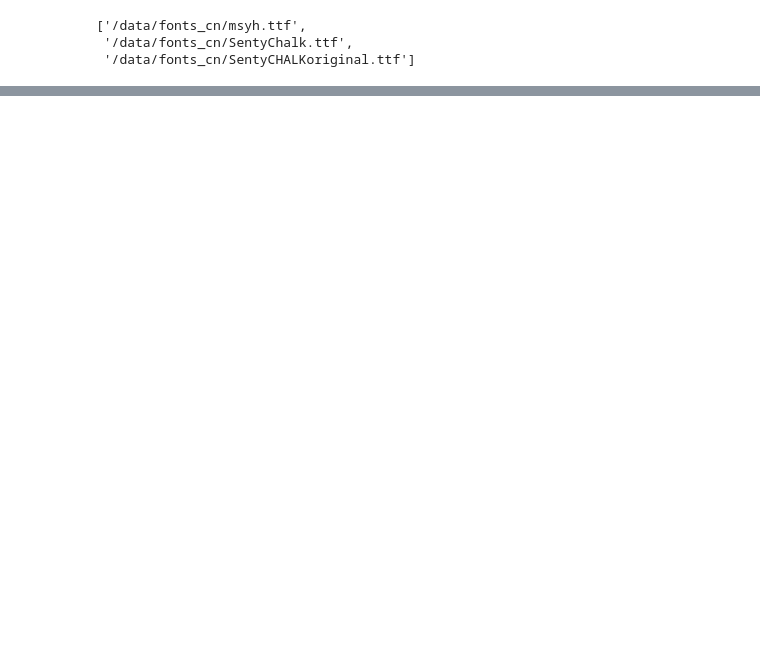
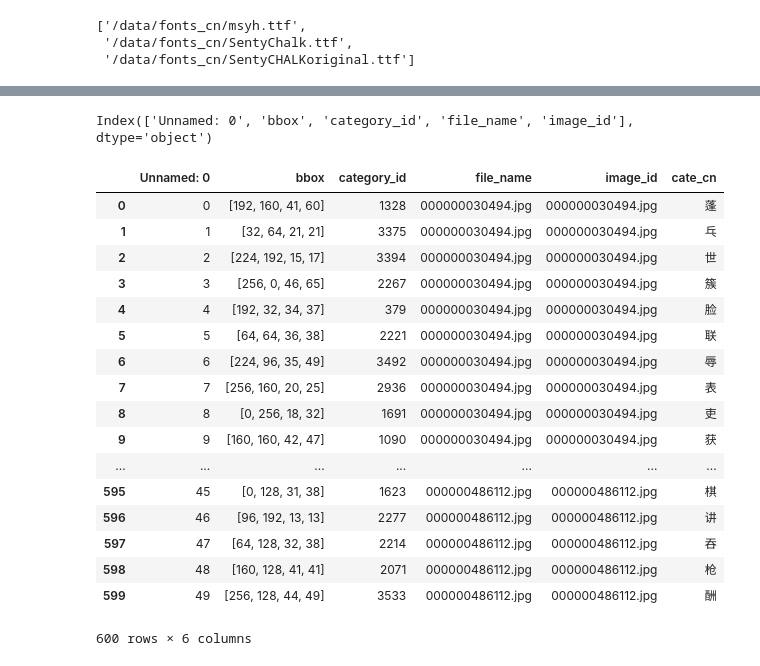
Before and after one commit to raynardj/obj_detection, a Jupyter notebook: text_img_aug.ipynb, the cells around one changed output, grey strips where cells are left out. Saved outputs shown, nothing was run; the diff lists cells and outputs as text; code cells hidden in the pictures; blank space fills up the shorter version.

```diff
--- a/text_img_aug.ipynb
+++ b/text_img_aug.ipynb
@@ -112,0 +248,29 @@ img.save('/Users/zhangxiaochen/Pictures/001_txt.jpg')
+# %%
+lbl = pd.read_csv("/data/forge/char_lbl_cn.csv")
+# %%
+lbl.columns
+# %% [output]
+Index(['Unnamed: 0', 'bbox', 'category_id', 'file_name', 'image_id'], dtype='object')
+# %%
+lbl["cate_cn"]=lbl["category_id"].apply(lambda x:IDX2CHARS_CN[x])
+# %%
+lbl
+# %% [output]
+|  | Unnamed: 0 | bbox | category_id | file_name | image_id | cate_cn |
+| 0 | 0 | [192, 160, 41, 60] | 1328 | 000000030494.jpg | 000000030494.jpg | 蓬 |
+| 1 | 1 | [32, 64, 21, 21] | 3375 | 000000030494.jpg | 000000030494.jpg | 乓 |
+| 2 | 2 | [224, 192, 15, 17] | 3394 | 000000030494.jpg | 000000030494.jpg | 世 |
+| 3 | 3 | [256, 0, 46, 65] | 2267 | 000000030494.jpg | 000000030494.jpg | 簇 |
+| 4 | 4 | [192, 32, 34, 37] | 379 | 000000030494.jpg | 000000030494.jpg | 脸 |
+| 5 | 5 | [64, 64, 36, 38] | 2221 | 000000030494.jpg | 000000030494.jpg | 联 |
+| 6 | 6 | [224, 96, 35, 49] | 3492 | 000000030494.jpg | 000000030494.jpg | 辱 |
+| 7 | 7 | [256, 160, 20, 25] | 2936 | 000000030494.jpg | 000000030494.jpg | 表 |
+| 8 | 8 | [0, 256, 18, 32] | 1691 | 000000030494.jpg | 000000030494.jpg | 吏 |
+| 9 | 9 | [160, 160, 42, 47] | 1090 | 000000030494.jpg | 000000030494.jpg | 获 |
+| ... | ... | ... | ... | ... | ... | ... |
+| 595 | 45 | [0, 128, 31, 38] | 1623 | 000000486112.jpg | 000000486112.jpg | 棋 |
+| 596 | 46 | [96, 192, 13, 13] | 2277 | 000000486112.jpg | 000000486112.jpg | 讲 |
+| 597 | 47 | [64, 128, 32, 38] | 2214 | 000000486112.jpg | 000000486112.jpg | 吞 |
+| 598 | 48 | [160, 128, 41, 41] | 2071 | 000000486112.jpg | 000000486112.jpg | 枪 |
+| 599 | 49 | [256, 128, 44, 49] | 3533 | 000000486112.jpg | 000000486112.jpg | 酬 |
+600 rows × 6 columns
```
Also changed, not shown: parts of 16 cells of this notebook, 8 other files.
